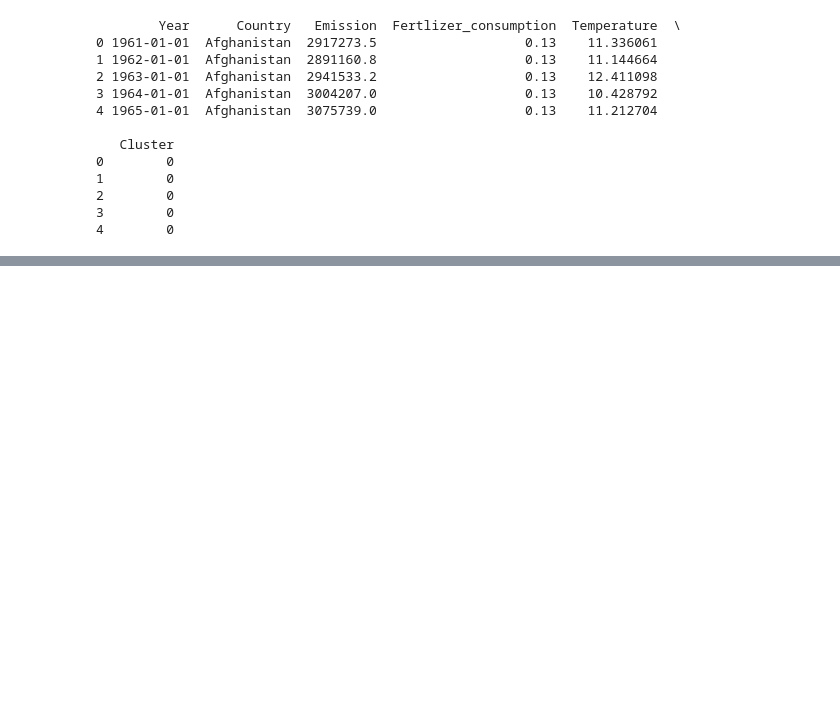
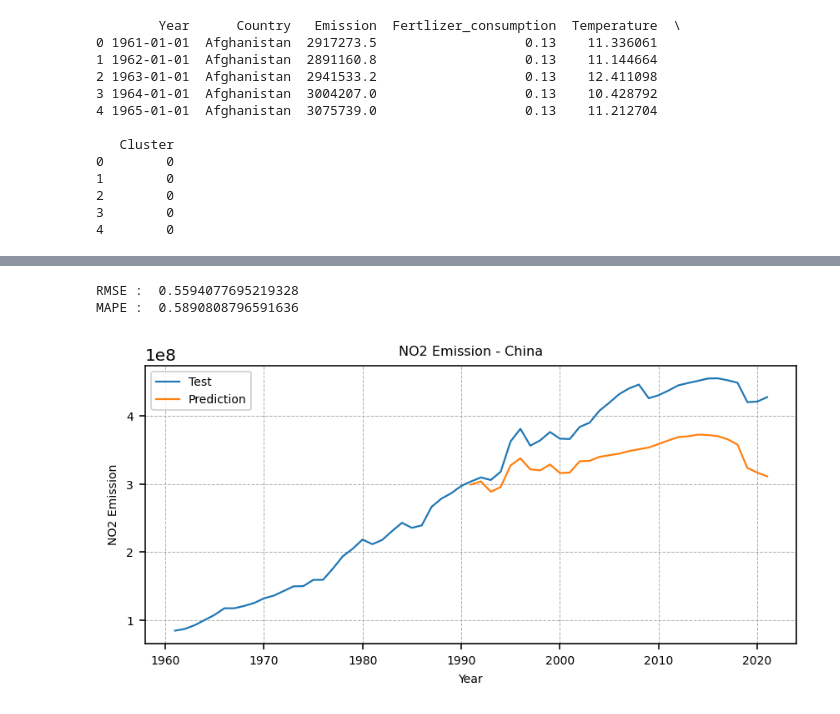
Before and after one commit to MuhammedThariq/Data-Science-Final-Project, a Jupyter notebook: Forecast.ipynb, the cells around one changed output, grey strips where cells are left out. Drawn from its saved outputs; the diff is of its cells as text; code cells hidden in the pictures; blank space fills up the shorter version.

Commit message:
Forecast new branch2

```diff
--- a/Forecast.ipynb
+++ b/Forecast.ipynb
@@ -189,0 +176,38 @@ MAPE :  9.170794320019194
+# %%
+order = optimal_model.order
+seasonal_order = optimal_model.seasonal_order
+sarimax_model1 = sarimax_model(xtrain, order, seasonal_order)
+sarimax_model1_fit = sarimax_model1.fit()
+# %%
+sarimax_model1_forecast = sarimax_model1_fit.forecast(steps=len(xtest),
+                             exog=xtest[:, 1:])
+# %%
+mse = mean_squared_error(xtest[:, 0], sarimax_model1_forecast)
+rmse = np.sqrt(mse)
+mape = mean_absolute_percentage_error(xtest[:, 0], sarimax_model1_forecast)
+print("RMSE : ",rmse)
+print("MAPE : ",mape)
+# %% [output]
+RMSE :  0.5594077695219328
+MAPE :  0.5890808796591636
+# %%
+sarimax_model1_forecast = sarimax_model1_forecast.reshape(sarimax_model1_forecast.shape[0], -1)
+# %%
+forecast_copy = np.repeat(sarimax_model1_forecast, 3, axis=-1)
+sarimax_model1_forecast = scaler.inverse_transform(forecast_copy)[:, 0]
+# %%
+plt.figure(dpi=144, figsize=(7,3))
+plt.plot(china_df.index, china_df['Emission'], label="Test",
+            linewidth = 1.1)
+plt.plot(china_df.index[len(xtrain):], sarimax_model1_forecast, label='Prediction',
+          linewidth = 1.1)
+plt.xlabel("Year", fontsize=7)
+plt.ylabel("NO2 Emission", fontsize=7)
+plt.grid(linewidth=0.5, linestyle='--')
+plt.legend(fontsize=7)
+plt.xticks(fontsize=7)
+plt.yticks(fontsize=7)
+plt.title("NO2 Emission - China", fontsize=8)
+plt.show()
+# %% [output]
+[figure, added]
```
Also changed, not shown: parts of 51 cells of this notebook.
